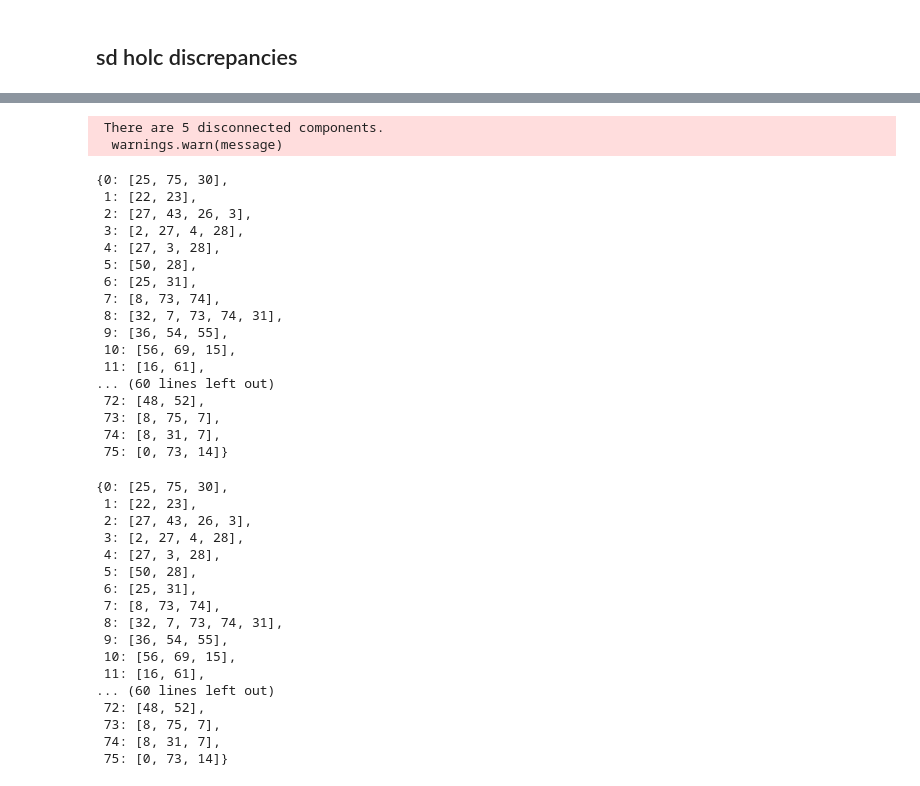
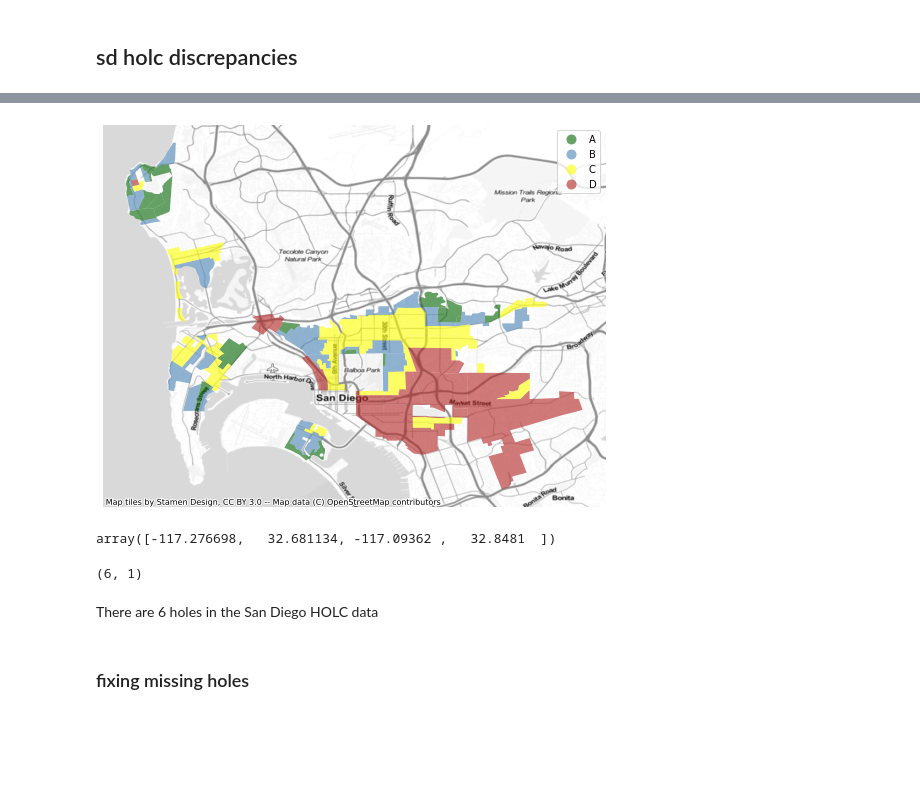
Before and after one commit to sjsrey/geoplanar, a Jupyter notebook: notebooks/holc_ex.ipynb, the cells around one changed output, grey strips where cells are left out. Saved outputs shown, nothing was run; the diff lists cells and outputs as text; code cells hidden in the pictures; blank space fills up the shorter version.

```diff
--- a/notebooks/holc_ex.ipynb
+++ b/notebooks/holc_ex.ipynb
@@ -103,2 +95,2 @@ mi
 # %%
-sd1 = geoplanar.add_interiors(sd)
+code_colors = ['darkgreen', 'steelblue', 'yellow', 'firebrick']
@@ -111,25 +96,0 @@ import libpysal
-# %%
-w = libpysal.weights.Queen.from_dataframe(sd)
-# %% [output]
- There are 5 disconnected components.
-  warnings.warn(message)
-# %%
-w.neighbors
-# %% [output]
-{0: [25, 75, 30],
- 1: [22, 23],
- 2: [27, 43, 26, 3],
- 3: [2, 27, 4, 28],
- 4: [27, 3, 28],
- 5: [50, 28],
- 6: [25, 31],
- 7: [8, 73, 74],
- 8: [32, 7, 73, 74, 31],
- 9: [36, 54, 55],
- 10: [56, 69, 15],
- 11: [16, 61],
-... (60 lines left out)
- 72: [48, 52],
- 73: [8, 75, 7],
- 74: [8, 31, 7],
- 75: [0, 73, 14]}
@@ -138,20 +97,29 @@ w = libpysal.weights.Queen.from_dataframe(sd1)
-# %%
-w.neighbors
-# %% [output]
-{0: [25, 75, 30],
- 1: [22, 23],
- 2: [27, 43, 26, 3],
- 3: [2, 27, 4, 28],
- 4: [27, 3, 28],
- 5: [50, 28],
- 6: [25, 31],
- 7: [8, 73, 74],
- 8: [32, 7, 73, 74, 31],
- 9: [36, 54, 55],
- 10: [56, 69, 15],
- 11: [16, 61],
-... (60 lines left out)
- 72: [48, 52],
- 73: [8, 75, 7],
- 74: [8, 31, 7],
- 75: [0, 73, 14]}
+# %%
+f, ax = plt.subplots(1, figsize=(9, 9))
+# Display tile map
+#ax.imshow(img, extent=ext)
+# Display airports on top
+#ax.scatter(air.x, air.y, c='purple', s=2)
+# Remove axis
+sd.plot(ax=ax, column='holc_grade', categorical=True, legend=True, alpha=.6,
+            cmap=ListedColormap(code_colors))
+cx.add_basemap(ax, crs=sd.crs.to_string(),
+               source = cx.providers.Stamen.TonerLite)
+ax.set_axis_off()
+# Add title
+plt.show()
+# %% [output]
+[figure, added]
+# %%
+sd_holes = geoplanar.holes(sd)
+sd_holes.total_bounds
+# %% [output]
+array([-117.276698,   32.681134, -117.09362 ,   32.8481  ])
+# %%
+sd_holes.shape
+# %% [output]
+(6, 1)
+# %% [markdown]
+There are 6 holes in the San Diego HOLC data
+# %% [markdown]
+### fixing missing holes
```
Also changed, not shown: parts of 14 cells of this notebook, 18 other files.
